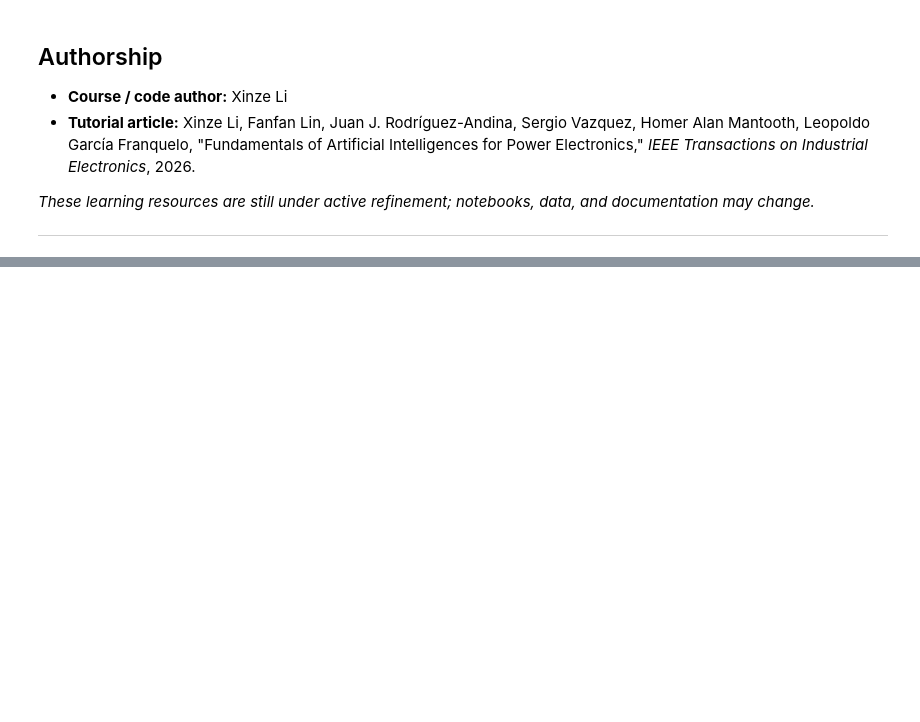
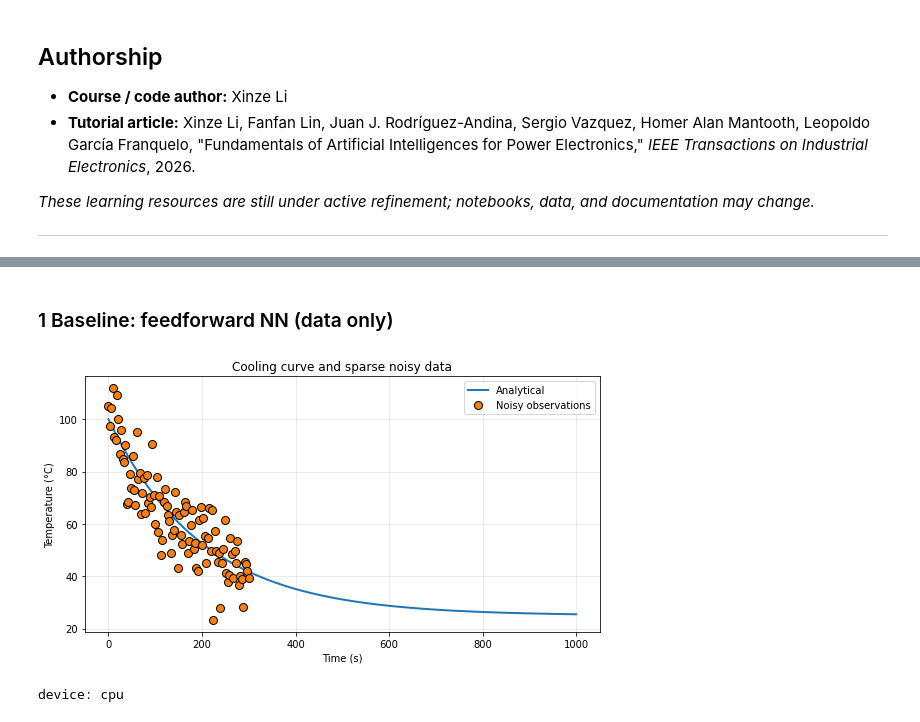
Before and after one commit to XinzeLee/Fundamentals_of_AI_for_PE, a Jupyter notebook: 5_PIML/PINN/pinn_ode.ipynb, the cells around one changed output, grey strips where cells are left out. Saved outputs shown, nothing was run; the diff lists cells and outputs as text; code cells hidden in the pictures; blank space fills up the shorter version.

```diff
--- a/5_PIML/PINN/pinn_ode.ipynb
+++ b/5_PIML/PINN/pinn_ode.ipynb
@@ -63 +54,55 @@ plt.show()
+# %% [markdown]
+### 1 Baseline: feedforward NN (data only)
+# %%
+import numpy as np
+import torch
+import torch.nn as nn
+import matplotlib.pyplot as plt
+
+device = torch.device("cuda" if torch.cuda.is_available() else "cpu")
+torch.manual_seed(42)
+np.random.seed(42)
+
+# --- Problem parameters (physical) ---
+Tenv = 25.0
+T0 = 100.0
+R_true = 0.005  # cooling rate k in dT/dt = k*(Tenv - T)
+t_min, t_max = 0.0, 1000.0
+
+
+def cooling_analytical(time, Tenv=Tenv, T0=T0, k=R_true):
+    time = np.asarray(time, dtype=np.float64)
+    return Tenv + (T0 - Tenv) * np.exp(-k * time)
+
+
+times = np.linspace(t_min, t_max, 1000, dtype=np.float64)
+temps_true = cooling_analytical(times)
+
+# Sparse noisy measurements (same spirit as the original tutorial)
+t_obs = np.linspace(0.0, 300.0, 100, dtype=np.float64)
+T_obs = cooling_analytical(t_obs) + 10.0 * np.random.randn(t_obs.shape[0])
+
+plt.figure(figsize=(8, 4.5))
+plt.plot(times, temps_true, label="Analytical", color="tab:blue", linewidth=2)
+plt.plot(
+    t_obs,
+    T_obs,
+    "o",
+    label="Noisy observations",
+    color="tab:orange",
+    markersize=8,
+    markeredgecolor="k",
+)
+plt.ylabel("Temperature (°C)")
+plt.xlabel("Time (s)")
+plt.title("Cooling curve and sparse noisy data")
+plt.legend()
+plt.grid(True, alpha=0.3)
+plt.tight_layout()
+plt.show()
+
+print("device:", device)
+# %% [output]
+[figure, added]
+device: cpu
 # %%
```
Also changed, not shown: parts of 15 cells of this notebook, 42 other files.
